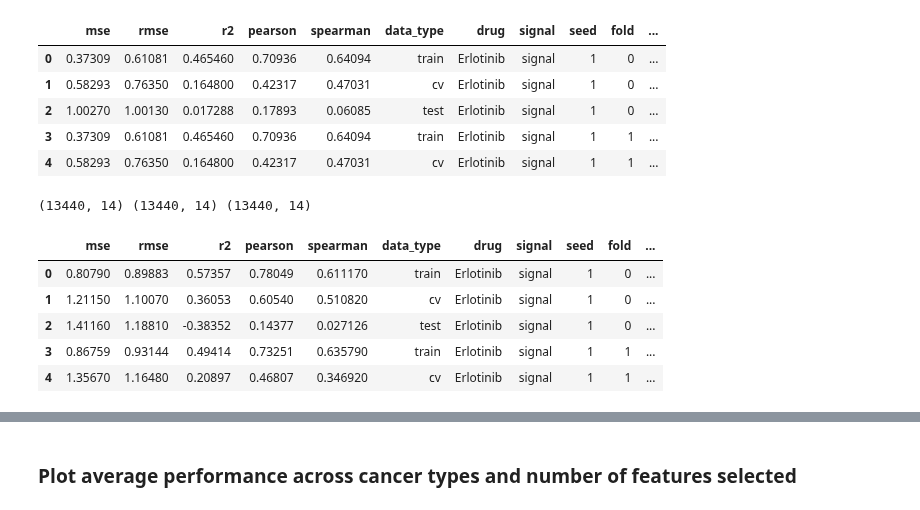
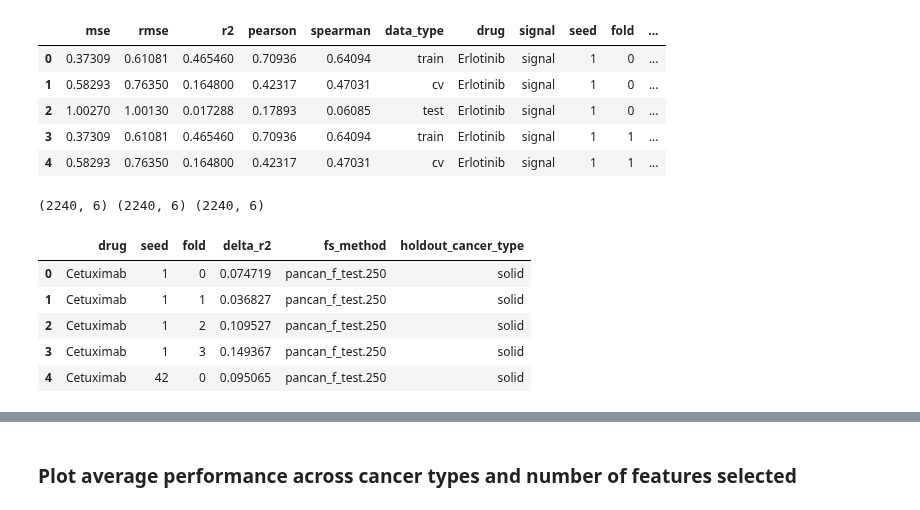
Before and after one commit to greenelab/pancancer-evaluation, a Jupyter notebook: 08_cell_line_prediction/plot_drug_response_regression.ipynb, the cells around one changed output, grey strips where cells are left out. Drawn from its saved outputs; the diff is of its cells as text; code cells hidden in the pictures.

```diff
--- a/08_cell_line_prediction/plot_drug_response_regression.ipynb
+++ b/08_cell_line_prediction/plot_drug_response_regression.ipynb
@@ -175,43 +176,53 @@ if use_delta_metric:
     # feature selection method and holdout cancer type
     def compare_from_experiment(experiment_df):
         compare_df = []
         for fs_method in experiment_df.fs_method.unique():
             for holdout_cancer_type in experiment_df.holdout_cancer_type.unique():
                 compare_df.append(
                     au.compare_control_ind(
                         experiment_df[
                             (experiment_df.fs_method == fs_method) &
                             (experiment_df.holdout_cancer_type == holdout_cancer_type)
                         ], identifier='drug', metric=metric, verbose=True)
                       .assign(fs_method=fs_method,
                               holdout_cancer_type=holdout_cancer_type)
                       .rename(columns={'identifier': 'drug'})
                 )
         return pd.concat(compare_df)
 
     single_cancer_compare_df = compare_from_experiment(single_cancer_df)
     pancancer_compare_df = compare_from_experiment(pancancer_df)
     pancancer_only_compare_df = compare_from_experiment(pancancer_only_df)
     metric = delta_metric
 else:
     # just use metric for true models and ignore shuffled baseline
-    single_cancer_compare_df = single_cancer_df
-    pancancer_compare_df = pancancer_df
-    pancancer_only_compare_df = pancancer_only_df
+    # filter to unshuffled results on test datasets only
+    single_cancer_compare_df = (single_cancer_df[
+        (single_cancer_df.signal == 'signal') &
+        (single_cancer_df.data_type == 'test')
+    ].copy())
+    pancancer_compare_df = (pancancer_df[
+        (pancancer_df.signal == 'signal') &
+        (pancancer_df.data_type == 'test')
+    ].copy())
+    pancancer_only_compare_df = (pancancer_only_df[
+        (pancancer_only_df.signal == 'signal') &
+        (pancancer_only_df.data_type == 'test')
+    ].copy())
 
 print(single_cancer_compare_df.shape,
       pancancer_compare_df.shape,
       pancancer_only_compare_df.shape)
 
 single_cancer_compare_df.head()
 # %% [output]
-(13440, 14) (13440, 14) (13440, 14)
+(2240, 6) (2240, 6) (2240, 6)
-|  | mse | rmse | r2 | pearson | spearman | data_type | drug | signal | seed | fold | ... |
-| 0 | 0.80790 | 0.89883 | 0.57357 | 0.78049 | 0.611170 | train | Erlotinib | signal | 1 | 0 | ... |
-| 1 | 1.21150 | 1.10070 | 0.36053 | 0.60540 | 0.510820 | cv | Erlotinib | signal | 1 | 0 | ... |
-| 2 | 1.41160 | 1.18810 | -0.38352 | 0.14377 | 0.027126 | test | Erlotinib | signal | 1 | 0 | ... |
-| 3 | 0.86759 | 0.93144 | 0.49414 | 0.73251 | 0.635790 | train | Erlotinib | signal | 1 | 1 | ... |
-| 4 | 1.35670 | 1.16480 | 0.20897 | 0.46807 | 0.346920 | cv | Erlotinib | signal | 1 | 1 | ... |
+|  | drug | seed | fold | delta_r2 | fs_method | holdout_cancer_type |
+| 0 | Cetuximab | 1 | 0 | 0.074719 | pancan_f_test.250 | solid |
+| 1 | Cetuximab | 1 | 1 | 0.036827 | pancan_f_test.250 | solid |
+| 2 | Cetuximab | 1 | 2 | 0.109527 | pancan_f_test.250 | solid |
+| 3 | Cetuximab | 1 | 3 | 0.149367 | pancan_f_test.250 | solid |
+| 4 | Cetuximab | 42 | 0 | 0.095065 | pancan_f_test.250 | solid |
 # %%
 # split fs_method and n_dims so we can make a line plot
 # over different values of n_dims
```
Also changed, not shown: parts of 7 cells of this notebook, 1 other file.
